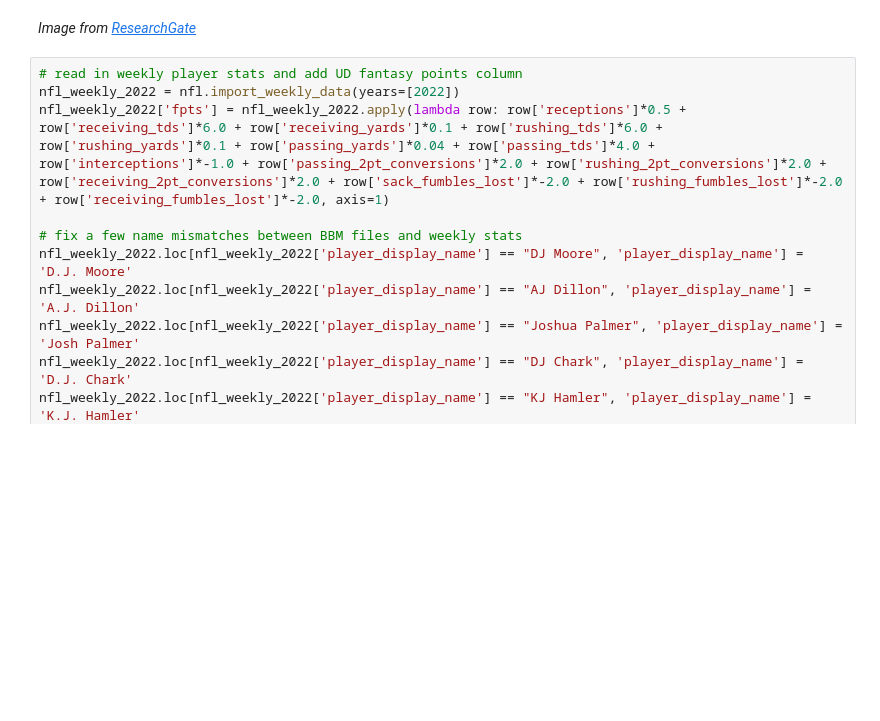
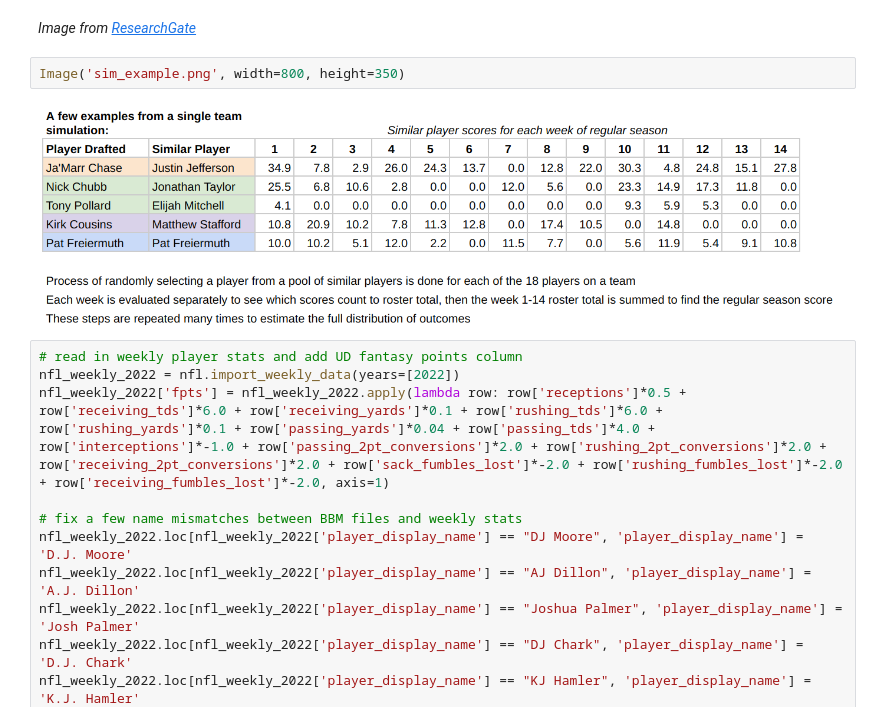
Before and after one commit to thoov08/best_ball_data_bowl_2023_submission, a Jupyter notebook: submission.ipynb, the cells around one changed output. Drawn from its saved outputs; the diff is of its cells as text; blank space fills up the shorter version.

Commit message:
added image to illustrate sim process

```diff
--- a/submission.ipynb
+++ b/submission.ipynb
@@ -180,6 +180,10 @@ Image('bootstrap_sampling_illustration.png', width=800, height=250)
 [figure]
 # %% [markdown]
 *Image from [ResearchGate](https://www.researchgate.net/figure/An-example-of-bootstrap-sampling-Since-objects-are-subsampled-with-replacement-some_fig2_322179244)*
+# %%
+Image('sim_example.png', width=800, height=350)
+# %% [output]
+[figure, added]
 # %%
 # read in weekly player stats and add UD fantasy points column
 nfl_weekly_2022 = nfl.import_weekly_data(years=[2022])
```
